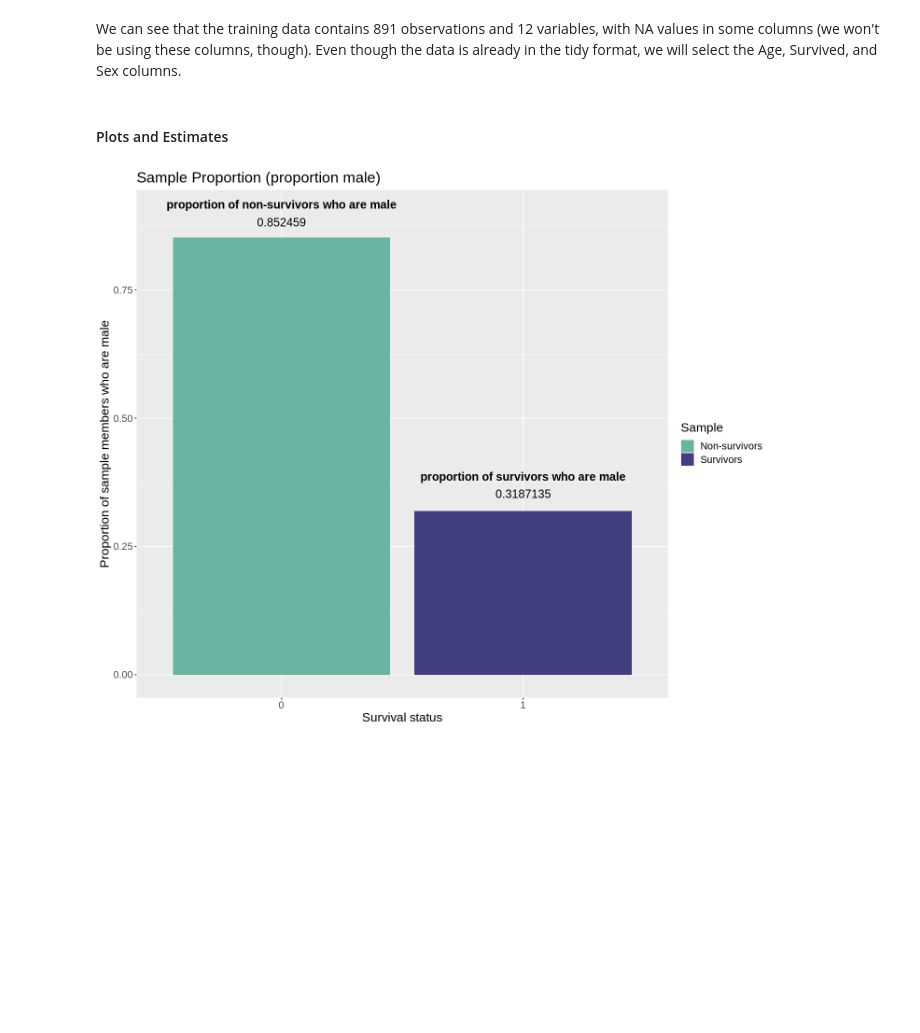
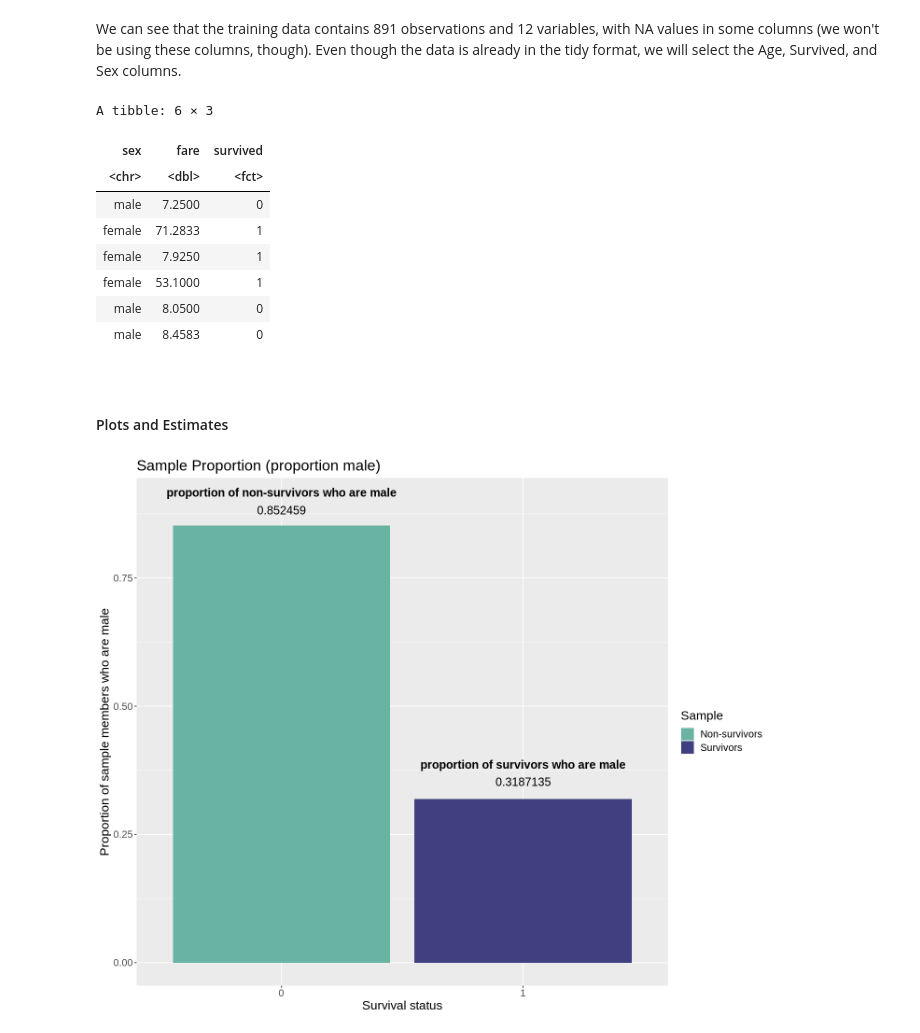
Before and after one commit to pgbenng/stat-201-2022w2-group-30, a Jupyter notebook: final_report.ipynb, the cells around one changed output. Drawn from its saved outputs; the diff is of its cells as text; code cells hidden in the pictures; blank space fills up the shorter version.

```diff
--- a/final_report.ipynb
+++ b/final_report.ipynb
@@ -67,12 +68,25 @@ We can see that the training data contains 891 observations and 12 variables, wi
 # %%
 # Rename columns to be lowercase
 names(titanic_df) <- tolower(names(titanic_df))
 
 # Select the columns that will be used
 titanic_df <- titanic_df |>
     select("sex", "fare", "survived") |>
     mutate(survived = as.factor(survived))
+
+head(titanic_df)
+# %% [output]
+A tibble: 6 × 3
+| sex | fare | survived |
+| <chr> | <dbl> | <fct> |
+| male | 7.2500 | 0 |
+| female | 71.2833 | 1 |
+| female | 7.9250 | 1 |
+| female | 53.1000 | 1 |
+| male | 8.0500 | 0 |
+| male | 8.4583 | 0 |
 # %% [markdown]
+<br>
 <h4>Plots and Estimates</h4>
 # %%
 #Format plot width and height
```
Also changed, not shown: parts of 10 cells of this notebook.
